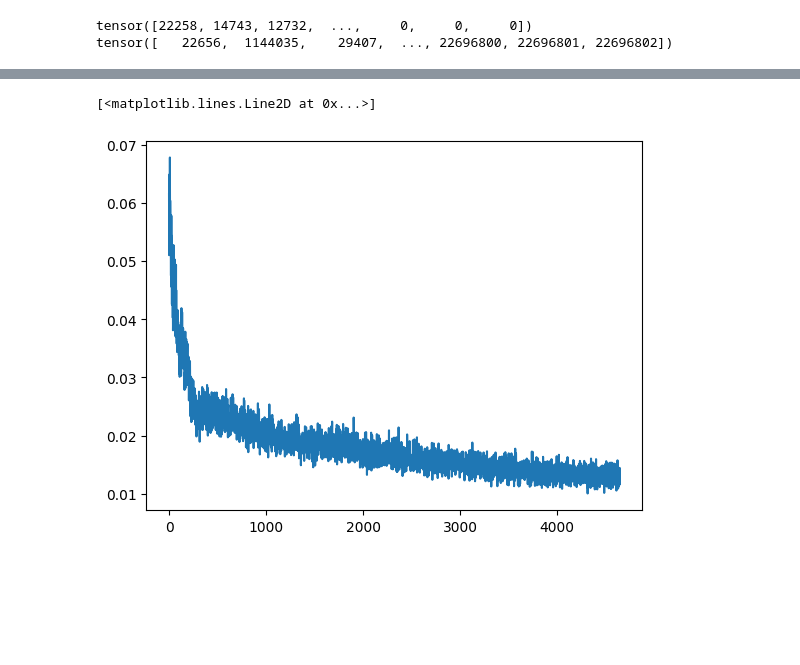
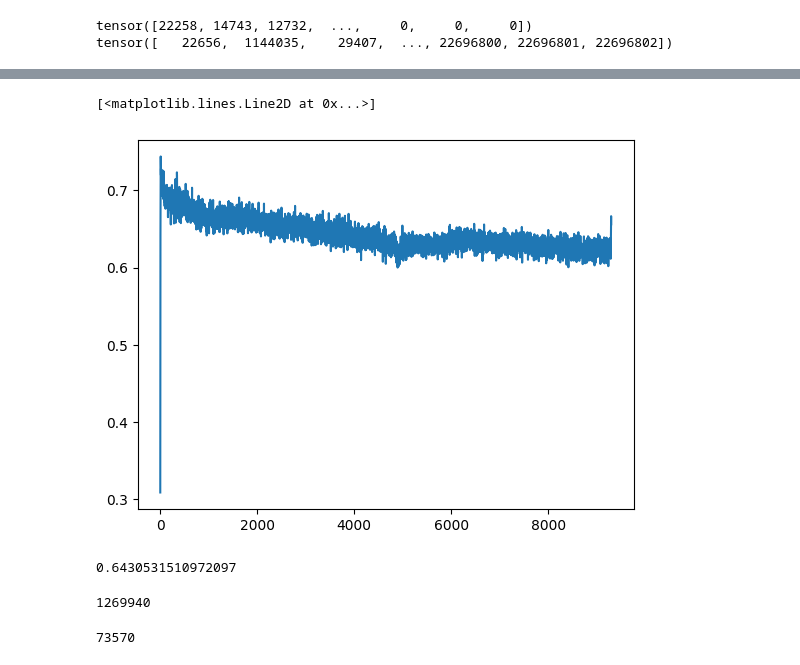
Before and after one commit to zimengzhou1/gnn-ssd, a Jupyter notebook: 3LayerCache.ipynb, the cells around one changed output, grey strips where cells are left out. Drawn from its saved outputs; the diff is of its cells as text; code cells hidden in the pictures; blank space fills up the shorter version.

Commit message:
Caching graphs

```diff
--- a/3LayerCache.ipynb
+++ b/3LayerCache.ipynb
@@ -26,6 +26,8 @@ import os.path as osp
 import os
 import torch
 from overflowDataset import OpenFlowDataset
+from tqdm import tqdm
+from neighbor_sampler import NeighborSampler
 
 __file__ = os.path.abspath('')
 path = osp.join(osp.dirname(osp.realpath(__file__)), '..', 'data', 'OpenFlow')
@@ -33,7 +35,7 @@ path = osp.join(osp.dirname(osp.realpath(__file__)), '..', 'data', 'OpenFlow')
 print("Loading dataset...")
 dataset = OpenFlowDataset(path)
 data = dataset[0]
-data.n_id = torch.arange(data.num_nodes)
+#data.n_id = torch.arange(data.num_nodes)
 # %% [output]
 Loading dataset...
 # %%
@@ -150,9 +139,20 @@ intervals = sum_intervals(CPUCache.stats)
+# %%
+static_stats = CPUCache.stats
+intervals_static = sum_intervals(static_stats)
 # %%
 import matplotlib.pyplot as plt
 
-plt.plot(intervals)
+plt.plot(intervals_static)
 # %% [output]
 [<matplotlib.lines.Line2D at 0x...>]
-[figure, old version]
+[figure, new version]
+# %%
+sum(static_stats)/len(static_stats)
+# %% [output]
+0.6430531510972097
 # %%
 # We find poor results if we use static caching. Perhaps this is due to the dataset used. Can we find a way to quantify the graph structure?
+# %%
+len(edges[:2*subset])
+# %% [output]
+1269940
@@ -158,0 +175,4 @@ plt.plot(intervals)
+# %%
+len(dic_temp)
+# %% [output]
+73570
```
Also changed, not shown: parts of 28 cells of this notebook, 2 other files.
